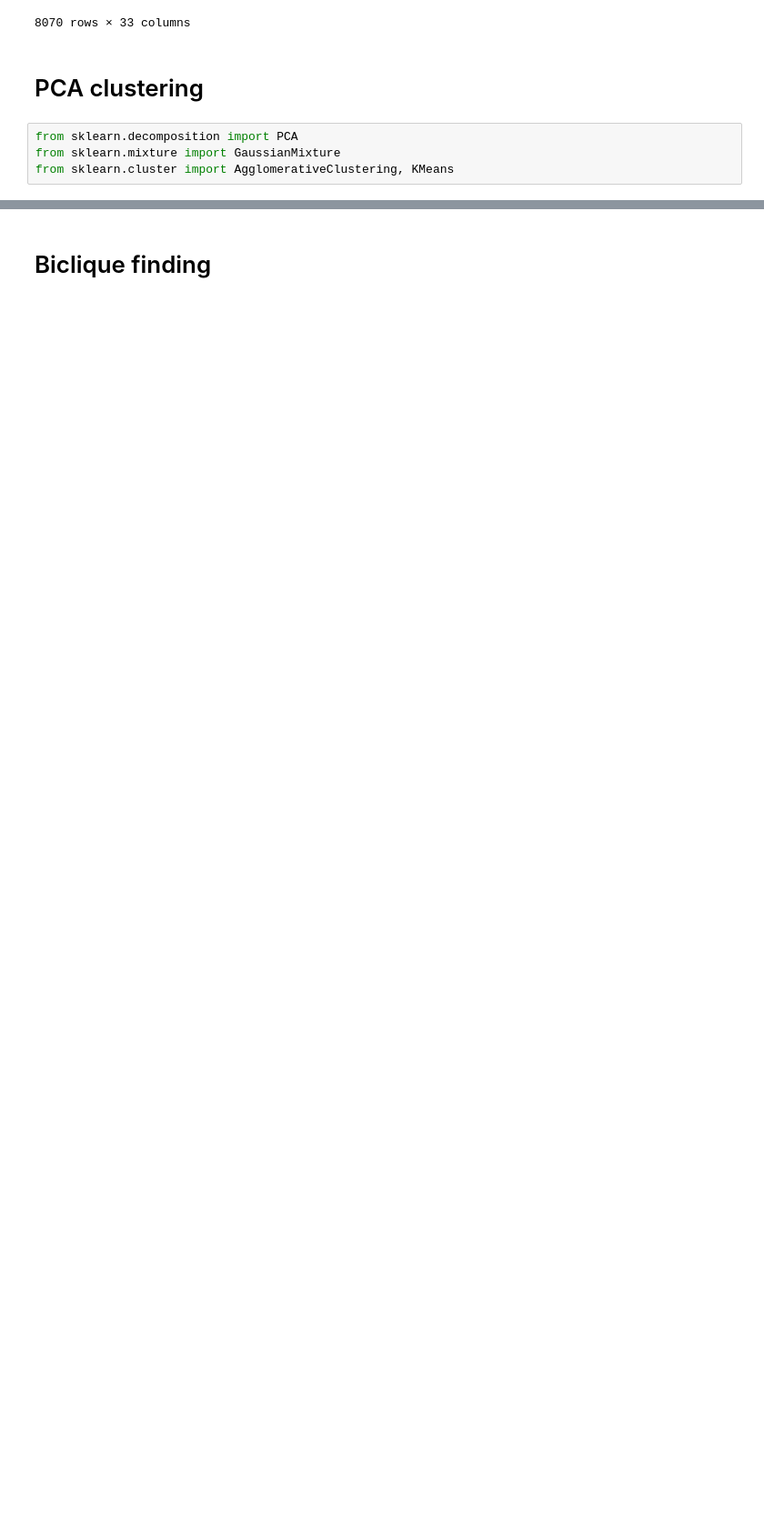
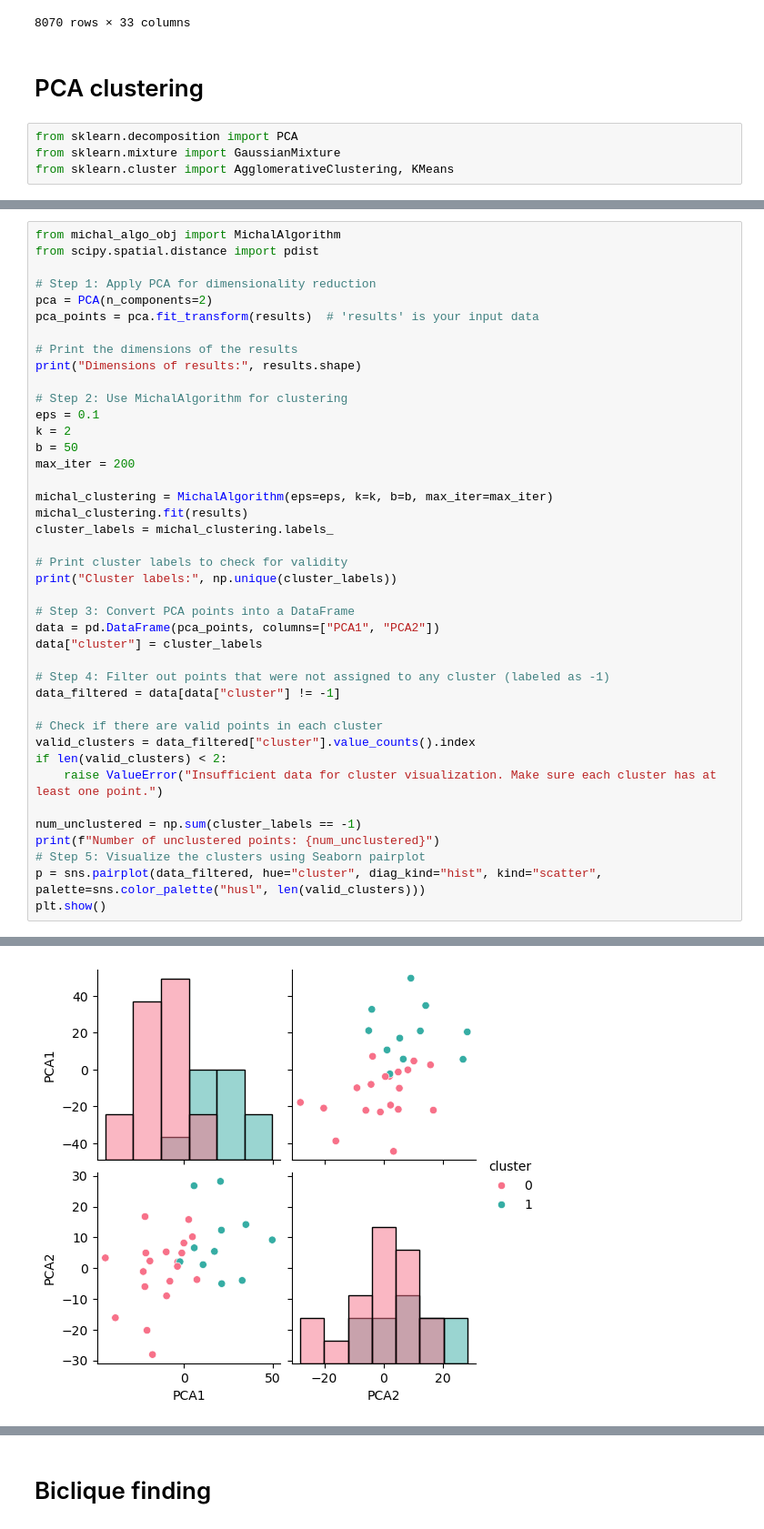
Before and after one commit to kom1323/Clustering-Project, a Jupyter notebook: DrugRepurposing v2.ipynb, the cells around one changed output, grey strips where cells are left out. Shown at 91% size. Drawn from its saved outputs; the diff is of its cells as text; blank space fills up the shorter version.

```diff
--- a/DrugRepurposing v2.ipynb
+++ b/DrugRepurposing v2.ipynb
@@ -152,0 +177,42 @@ p = sns.pairplot(data, hue="cluster", diag_kind="hist", kind="scatter", palette=
+# %%
+from michal_algo_obj import MichalAlgorithm
+from scipy.spatial.distance import pdist
+
+# Step 1: Apply PCA for dimensionality reduction
+pca = PCA(n_components=2)
+pca_points = pca.fit_transform(results)  # 'results' is your input data
+
+# Print the dimensions of the results
+print("Dimensions of results:", results.shape)
+
+# Step 2: Use MichalAlgorithm for clustering
+eps = 0.1
+k = 2
+b = 50
+max_iter = 200
+
+michal_clustering = MichalAlgorithm(eps=eps, k=k, b=b, max_iter=max_iter)
+michal_clustering.fit(results)
+cluster_labels = michal_clustering.labels_
+
+# Print cluster labels to check for validity
+print("Cluster labels:", np.unique(cluster_labels))
+
+# Step 3: Convert PCA points into a DataFrame
+data = pd.DataFrame(pca_points, columns=["PCA1", "PCA2"])
+data["cluster"] = cluster_labels
+
+# Step 4: Filter out points that were not assigned to any cluster (labeled as -1)
+data_filtered = data[data["cluster"] != -1]
+
+# Check if there are valid points in each cluster
+valid_clusters = data_filtered["cluster"].value_counts().index
+if len(valid_clusters) < 2:
+    raise ValueError("Insufficient data for cluster visualization. Make sure each cluster has at least one point.")
+
+num_unclustered = np.sum(cluster_labels == -1)
+print(f"Number of unclustered points: {num_unclustered}")
+# Step 5: Visualize the clusters using Seaborn pairplot
+p = sns.pairplot(data_filtered, hue="cluster", diag_kind="hist", kind="scatter", palette=sns.color_palette("husl", len(valid_clusters)))
+plt.show()
+# %% [output]
@@ -152,0 +224 @@ p = sns.pairplot(data, hue="cluster", diag_kind="hist", kind="scatter", palette=
+[figure, added]
```
Also changed, not shown: parts of 15 cells of this notebook, 7 other files.
